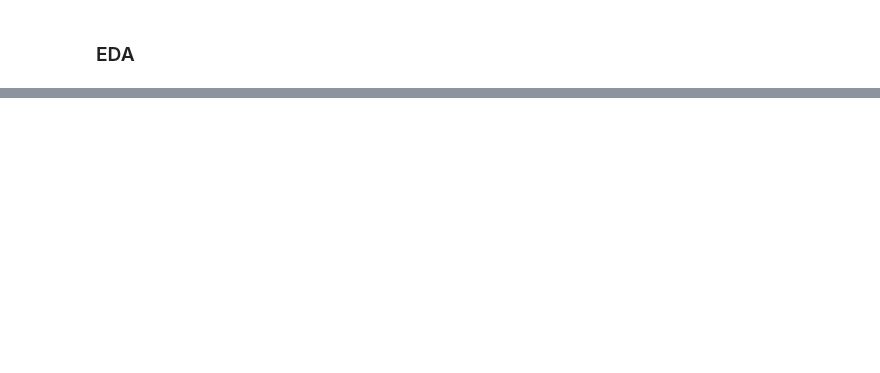
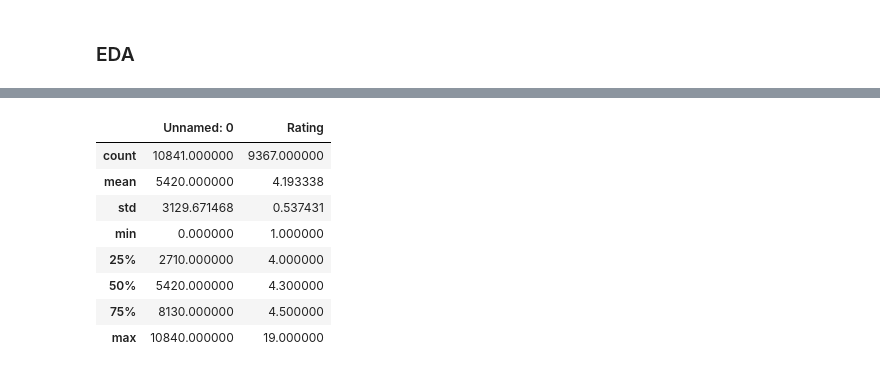
Before and after one commit to adityakashyap5047/ml_dl.py, a Jupyter notebook: ml-dl/2-EDA/2.3-Google Play Store EDA.ipynb, the cells around one changed output, grey strips where cells are left out. Drawn from its saved outputs; the diff is of its cells as text; code cells hidden in the pictures; blank space fills up the shorter version.

```diff
--- a/ml-dl/2-EDA/2.3-Google Play Store EDA.ipynb
+++ b/ml-dl/2-EDA/2.3-Google Play Store EDA.ipynb
@@ -49,0 +74,12 @@ df.head()
+# %%
+df.describe()
+# %% [output]
+|  | Unnamed: 0 | Rating |
+| count | 10841.000000 | 9367.000000 |
+| mean | 5420.000000 | 4.193338 |
+| std | 3129.671468 | 0.537431 |
+| min | 0.000000 | 1.000000 |
+| 25% | 2710.000000 | 4.000000 |
+| 50% | 5420.000000 | 4.300000 |
+| 75% | 8130.000000 | 4.500000 |
+| max | 10840.000000 | 19.000000 |
```
Also changed, not shown: parts of 14 cells of this notebook.
